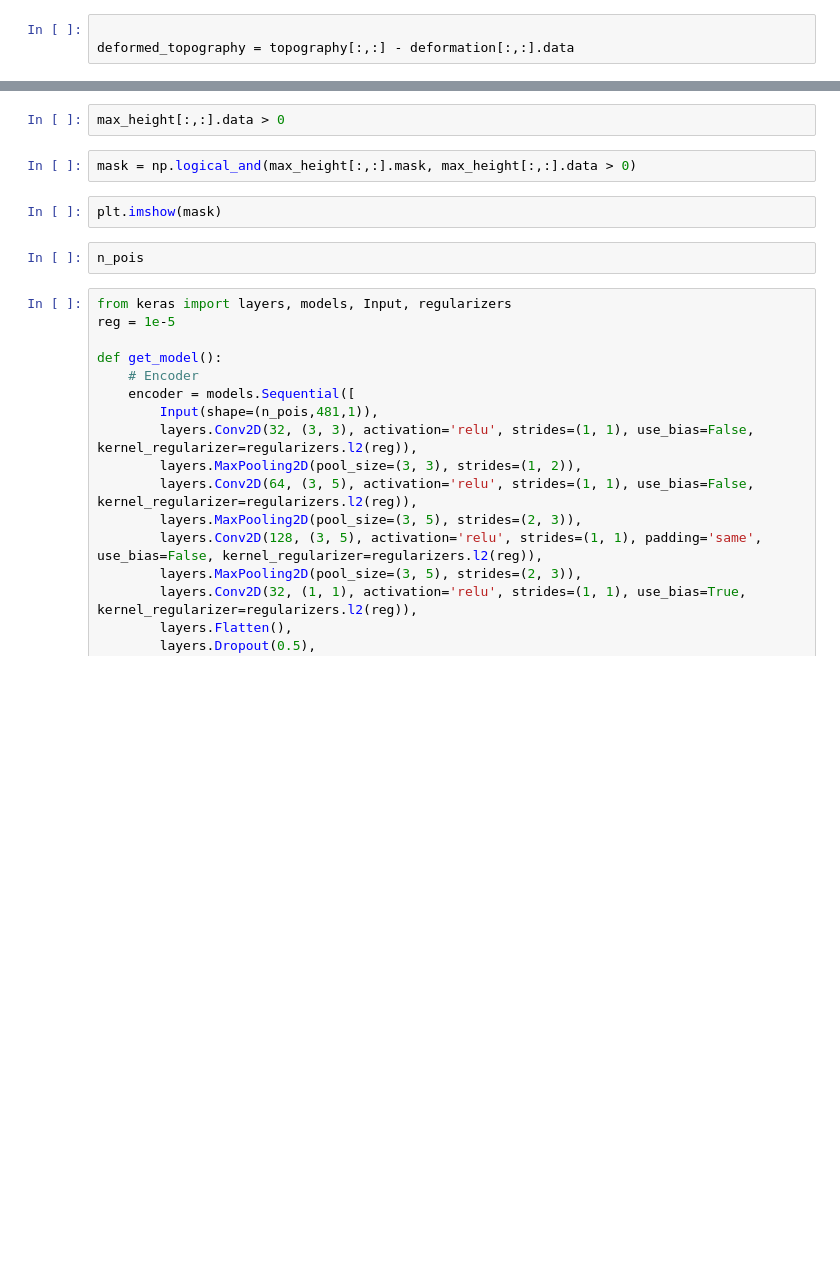
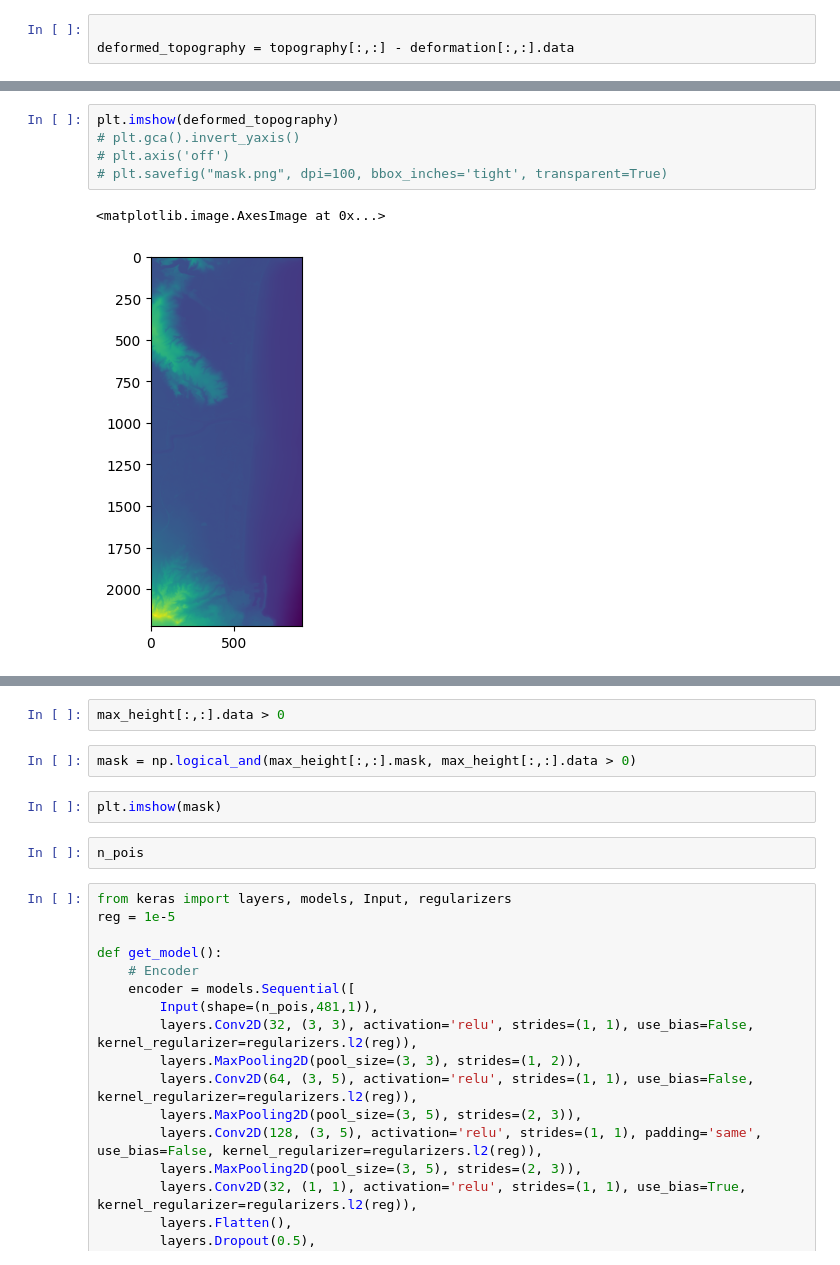
Before and after one commit to dtgeoeu-wp6-tsunamis/inundation-emulator, a Jupyter notebook: notebooks/test_reader.ipynb, the cells around one changed output, grey strips where cells are left out. Saved outputs shown, nothing was run; the diff lists cells and outputs as text; blank space fills up the shorter version.

```diff
--- a/notebooks/test_reader.ipynb
+++ b/notebooks/test_reader.ipynb
@@ -123,0 +208,8 @@ plt.imshow(mask)
+# %%
+plt.imshow(deformed_topography)
+# plt.gca().invert_yaxis()
+# plt.axis('off')
+# plt.savefig("mask.png", dpi=100, bbox_inches='tight', transparent=True)
+# %% [output]
+<matplotlib.image.AxesImage at 0x...>
+[figure, added]
```
Also changed, not shown: parts of 18 cells of this notebook, 14 other files.
